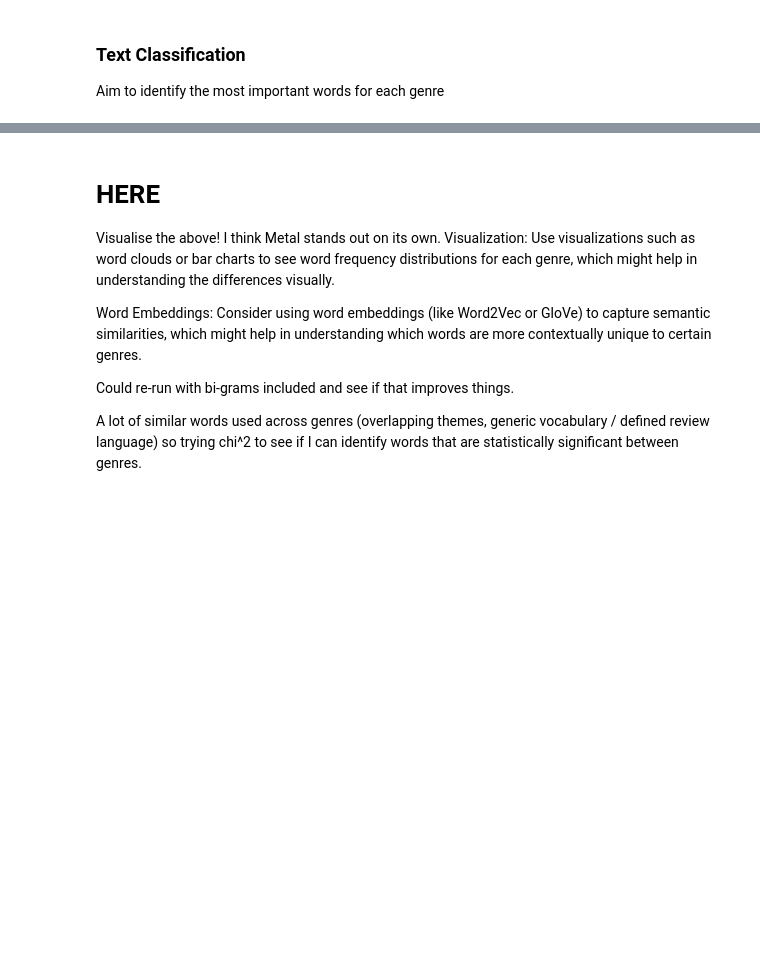
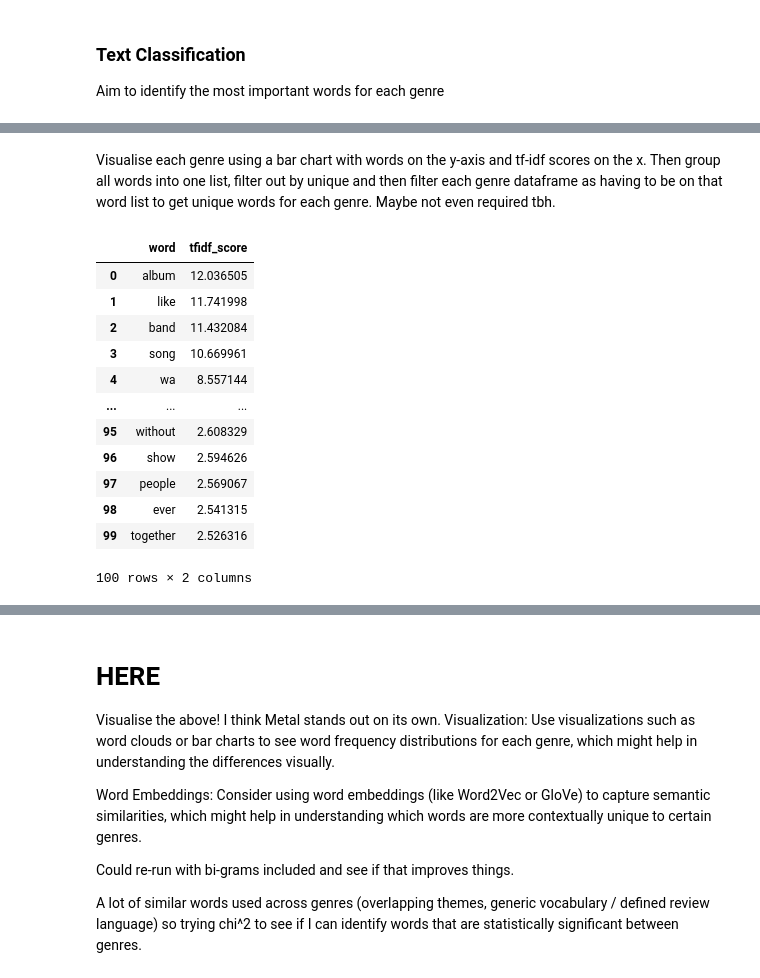
Before and after one commit to fluxequalsrad/pitchfork-reviews, a Jupyter notebook: Pitchfork Review Data.ipynb, the cells around one changed output, grey strips where cells are left out. Drawn from its saved outputs; the diff is of its cells as text; code cells hidden in the pictures; blank space fills up the shorter version.

Commit message:
More visualisation work + ran tf-idf by genre instead of whole corpus

```diff
--- a/Pitchfork Review Data.ipynb
+++ b/Pitchfork Review Data.ipynb
@@ -364,15 +385,0 @@ tfidf_df
-# %%
-tfidf_df['Genre'] = df['Genre']
-genre_word_scores = tfidf_df.groupby('Genre').sum()
-# %%
-top_n = 20  # Adjust this value to get more or fewer top words
-important_words_by_genre = {}
-
-for genre in genre_word_scores.index:
-    # Get the top N words for this genre
-    sorted_words = genre_word_scores.loc[genre].sort_values(ascending=False)[:top_n]
-    important_words_by_genre[genre] = sorted_words.index.tolist()
-
-# Now, important_words_by_genre contains the top N most important words for each genre
-for genre, words in important_words_by_genre.items():
-    print(f"Top {top_n} words for {genre}: {words}")
@@ -387,0 +386,24 @@ Top 20 words for Rock: ['like', 'album', 'song', 'music', 'sound', 'wa', 'band',
+# %%
+# create list to store important words
+important_words_by_genre = {}
+# define number of words per genre
+top_n = 100
+
+# fit vectorizer on each genre's text data seperately
+for genre in df['Genre'].unique():
+    # Filter the text by genre
+    genre_text = df[df['Genre'] == genre]['Text']
+    # Fit and transform the vectorizer on this subset
+    X_genre_tfidf = vectorizer.fit_transform(genre_text)
+    feature_names = vectorizer.get_feature_names_out()
+    # Create a DataFrame to hold the TF-IDF scores
+    genre_tfidf_df = pd.DataFrame(X_genre_tfidf.toarray(), columns=feature_names)
+    # Sum TF-IDF scores across all documents within the genre
+    genre_word_scores = genre_tfidf_df.sum(axis=0).sort_values(ascending=False)[:top_n]
+    # Store as a DataFrame with words and scores for this genre
+    important_words_by_genre[genre] = pd.DataFrame({
+        'word': genre_word_scores.index,
+        'tfidf_score': genre_word_scores.values
+    })
+
+# important_words_by_genre['Genre Name'] to access values
@@ -387,0 +426,21 @@ Top 20 words for Rock: ['like', 'album', 'song', 'music', 'sound', 'wa', 'band',
+# %%
+rock = important_words_by_genre['Rock']
+#rock = rock.to_dict()
+# %% [markdown]
+Visualise each genre using a bar chart with words on the y-axis and tf-idf scores on the x. Then group all words into one list, filter out by unique and then filter each genre dataframe as having to be on that word list to get unique words for each genre. Maybe not even required tbh.
+# %%
+rock
+# %% [output]
+|  | word | tfidf_score |
+| 0 | album | 12.036505 |
+| 1 | like | 11.741998 |
+| 2 | band | 11.432084 |
+| 3 | song | 10.669961 |
+| 4 | wa | 8.557144 |
+| ... | ... | ... |
+| 95 | without | 2.608329 |
+| 96 | show | 2.594626 |
+| 97 | people | 2.569067 |
+| 98 | ever | 2.541315 |
+| 99 | together | 2.526316 |
+100 rows × 2 columns
```
Also changed, not shown: parts of 12 cells of this notebook.
